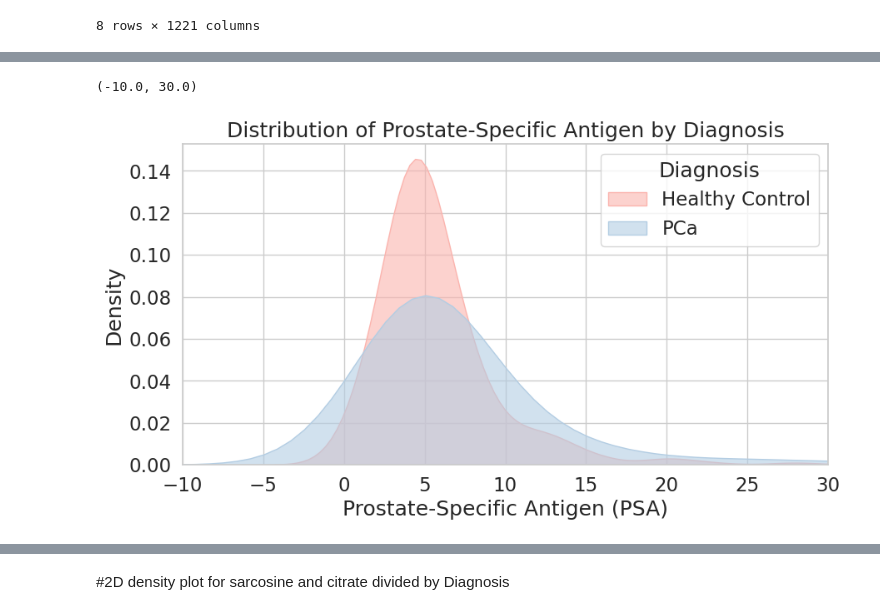
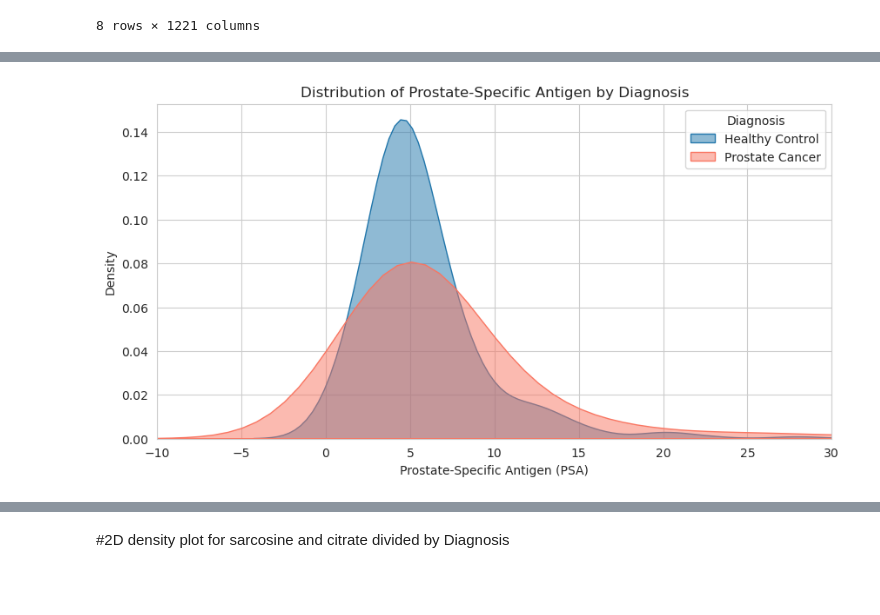
Before and after one commit to MarcoNapoleone/thesis, a Jupyter notebook: notebooks/visualization/ST002498_visualization.ipynb, the cells around one changed output, grey strips where cells are left out. Drawn from its saved outputs; the diff is of its cells as text; code cells hidden in the pictures; blank space fills up the shorter version.

```diff
--- a/notebooks/visualization/ST002498_visualization.ipynb
+++ b/notebooks/visualization/ST002498_visualization.ipynb
@@ -3,8 +3,10 @@ import pandas as pd
 from matplotlib import pyplot as plt
 import seaborn as sns
 
-pal = sns.color_palette(palette='Pastel1', n_colors=24)
-sns.set_palette(pal)
+output_directory = '/home/marco/DataspellProjects/thesis/output/visualization/'
+
+palette = sns.color_palette(["#2176AB", "#F97662", "#FFBF00", "#50C878", "#B284BE"])
+sns.set_palette(palette)
 
 df = pd.read_csv('../../data/ST002498.csv')
 df.describe()
@@ -33,22 +36,23 @@ plt.show()
 # %%
 x = "PreBioPSA"
 y = "Diagnosis"
 
 plt.figure(figsize=(10, 5))
 plt.title("Distribution of Prostate-Specific Antigen by {}".format(y))
 
 plt.xlabel("Prostate-Specific Antigen (PSA)")
 plt.ylabel("Density")
-sns.kdeplot(df.loc[df[y] == 0, x], label="y=0", fill=True, alpha=.6)
-sns.kdeplot(df.loc[df[y] == 1, x], label="y=1", fill=True, alpha=.6)
+#PLOT THE curve with white border
+sns.kdeplot(df.loc[df[y] == 0, x], label="y=0", fill=True, alpha=.5)
+sns.kdeplot(df.loc[df[y] == 1, x], label="y=1", fill=True, alpha=.5)
 
-plt.legend(title="Diagnosis", loc="upper right", labels=['Healthy Control', 'PCa'])
+plt.legend(title="Diagnosis", loc="upper right", labels=['Healthy Control', 'Prostate Cancer'])
 sns.set(style="whitegrid", font_scale=1.5)
 #set x-axis limit
 plt.xlim(-10, 30)
+plt.savefig(output_directory + x + "_" + y + "_distribution.png")
 # %% [output]
-(-10.0, 30.0)
-[figure, old version]
+[figure, new version]
 # %%
 
 # creating the roc curve for the distributions and calculating the auc
```
Also changed, not shown: parts of 6 cells of this notebook, 1 other file.
